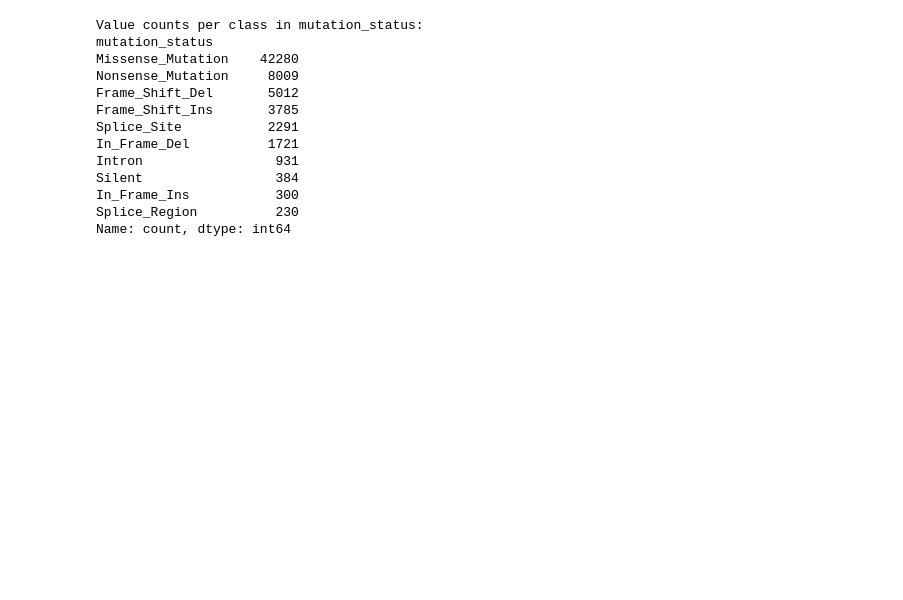
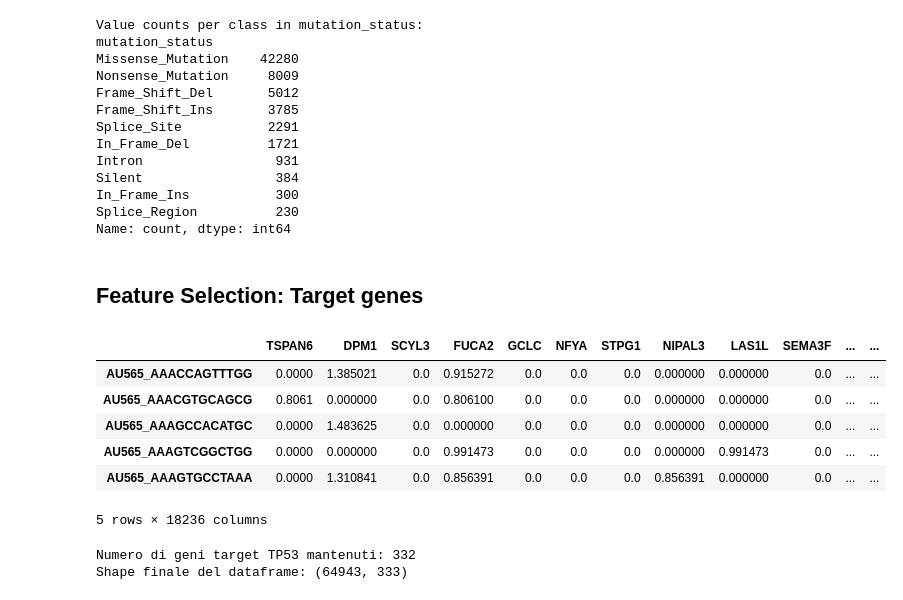
Before and after one commit to tommasoravasio/scRNAseq-GNN-multiclass-tp53, a Jupyter notebook: notebooks/Exploration_data_analysis.ipynb, the cells around one changed output. Drawn from its saved outputs; the diff is of its cells as text; code cells hidden in the pictures; blank space fills up the shorter version.

Commit message:
added the target preprocessing to notebook

```diff
--- a/notebooks/Exploration_data_analysis.ipynb
+++ b/notebooks/Exploration_data_analysis.ipynb
@@ -368,3 +368,40 @@ Splice_Region          230
 Name: count, dtype: int64
 # %%
 final_df.to_csv("../output/final_preprocessed_data_HVG_.csv")
+# %% [markdown]
+## Feature Selection: Target genes
+# %%
+adata_merged = ad.read_h5ad("../output/merged_gambardella_kinker_common_genes.h5ad")
+# %%
+#Normalization
+adata_merged.layers["raw_counts"] = adata_merged.X.copy()
+
+sc.pp.normalize_total(adata_merged, target_sum=1e4)
+sc.pp.log1p(adata_merged)
+# %%
+final_df = ad.AnnData.to_df(adata_merged)
+final_df["mutation_status"] = adata_merged.obs["TP53_status"].values
+final_df.head()
+# %% [output]
+|  | TSPAN6 | DPM1 | SCYL3 | FUCA2 | GCLC | NFYA | STPG1 | NIPAL3 | LAS1L | SEMA3F | ... | ... |
+| AU565_AAACCAGTTTGG | 0.0000 | 1.385021 | 0.0 | 0.915272 | 0.0 | 0.0 | 0.0 | 0.000000 | 0.000000 | 0.0 | ... | ... |
+| AU565_AAACGTGCAGCG | 0.8061 | 0.000000 | 0.0 | 0.806100 | 0.0 | 0.0 | 0.0 | 0.000000 | 0.000000 | 0.0 | ... | ... |
+| AU565_AAAGCCACATGC | 0.0000 | 1.483625 | 0.0 | 0.000000 | 0.0 | 0.0 | 0.0 | 0.000000 | 0.000000 | 0.0 | ... | ... |
+| AU565_AAAGTCGGCTGG | 0.0000 | 0.000000 | 0.0 | 0.991473 | 0.0 | 0.0 | 0.0 | 0.000000 | 0.991473 | 0.0 | ... | ... |
+| AU565_AAAGTGCCTAAA | 0.0000 | 1.310841 | 0.0 | 0.856391 | 0.0 | 0.0 | 0.0 | 0.856391 | 0.000000 | 0.0 | ... | ... |
+5 rows × 18236 columns
+# %%
+# Filter final_df to keep only TP53 target genes and mutation_status, then print summary
+
+target_genes_df = pd.read_excel('../data/TP53target/41388_2017_BFonc2016502_MOESM5_ESM_tab1.xlsx')
+target_genes = set(target_genes_df["Gene Symbol"].astype(str).str.upper())
+cols_to_keep = [col for col in final_df.columns if col.upper() in target_genes]
+if "mutation_status" in final_df.columns:
+    cols_to_keep.append("mutation_status")
+final_df = final_df[cols_to_keep]
+num_genes_kept = len([col for col in cols_to_keep if col != "mutation_status"])
+print(f"Numero di geni target TP53 mantenuti: {num_genes_kept}")
+print(f"Shape finale del dataframe: {final_df.shape}")
+# %% [output]
+Numero di geni target TP53 mantenuti: 332
+Shape finale del dataframe: (64943, 333)
```
Also changed, not shown: parts of 2 cells of this notebook.
